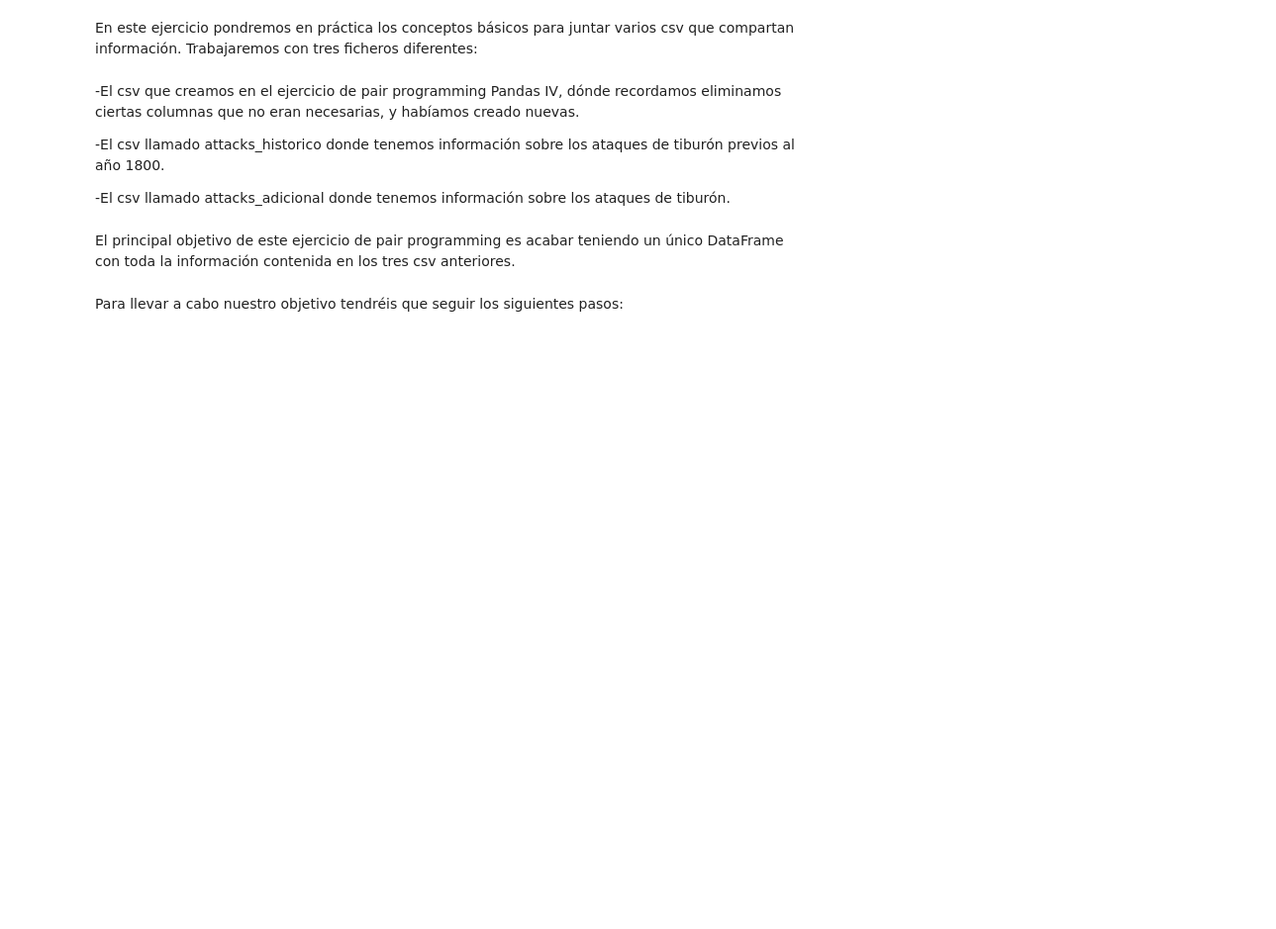
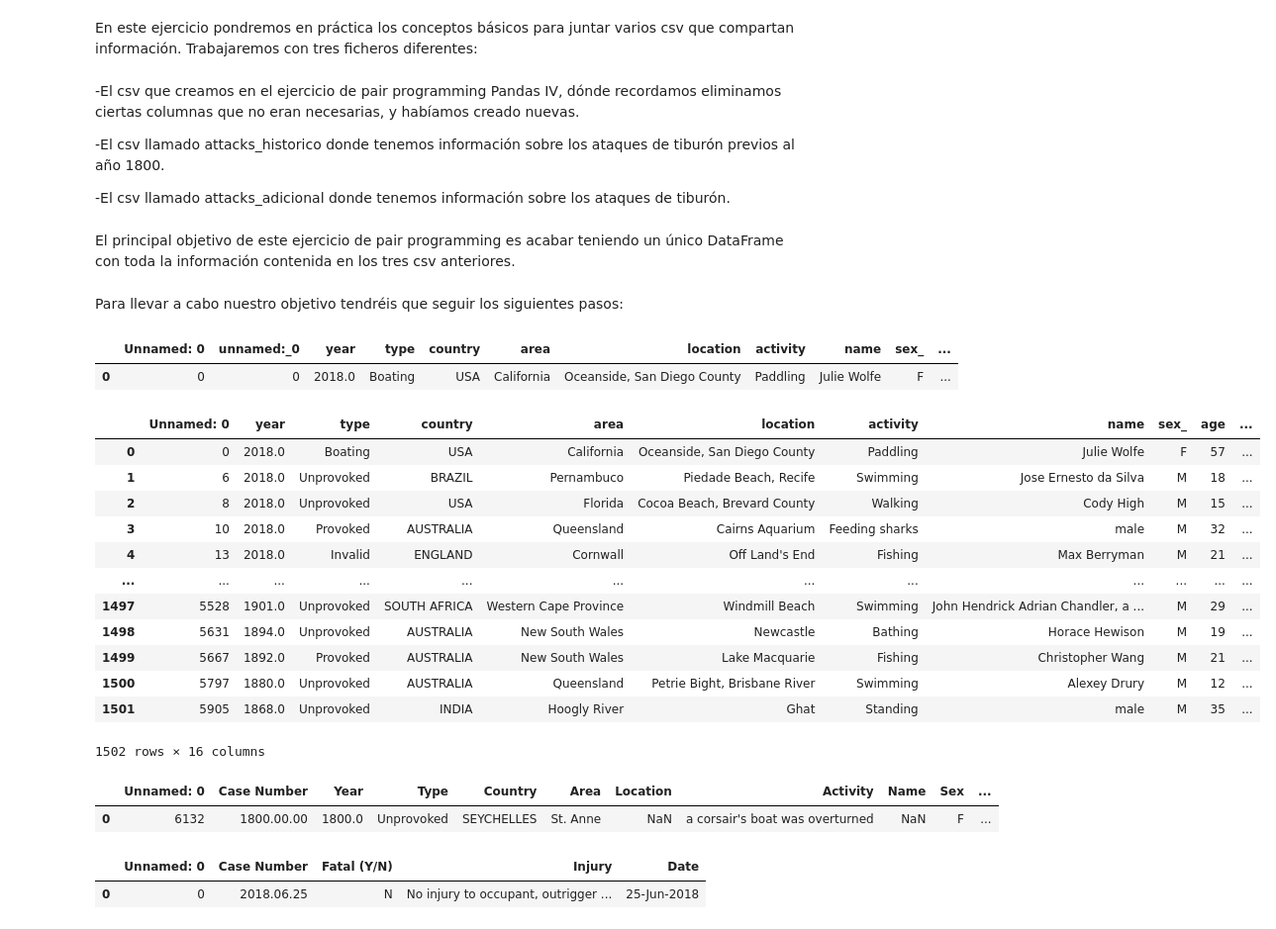
Before and after one commit to Adalab/Adalab-DA-promo-b-modulo-2-sprint-1-Ariana-Vero, a Jupyter notebook: Pandas/pandas5/Pandas5.ipynb, the cells around one changed output. Shown at 99% size. Cells and saved outputs as stored; diff of their text form; code cells hidden in the pictures; blank space fills up the shorter version.

```diff
--- a/Pandas/pandas5/Pandas5.ipynb
+++ b/Pandas/pandas5/Pandas5.ipynb
@@ -14,18 +14,46 @@ Para llevar a cabo nuestro objetivo tendréis que seguir los siguientes pasos:
 # %%
 import pandas as pd
 import numpy as np
+# %%
+pd.options.display.max_columns = None
 # %%
 #EJERCICIO 1: Cargad los tres ficheros nombrados anteriormente y los exploramos para familizarizarnos con ellos
 # y saber que información tienen en común y debatir con tu compañera como podríamos juntar toda la información.
 
 df1 =pd.read_csv('df_pandas4.csv')
 df1.head(1)
+# %% [output]
+|  | Unnamed: 0 | unnamed:_0 | year | type | country | area | location | activity | name | sex_ | ... |
+| 0 | 0 | 0 | 2018.0 | Boating | USA | California | Oceanside, San Diego County | Paddling | Julie Wolfe | F | ... |
+# %%
+df1=df1.drop(['unnamed:_0'],axis=1)
+df1
+# %% [output]
+|  | Unnamed: 0 | year | type | country | area | location | activity | name | sex_ | age | ... |
+| 0 | 0 | 2018.0 | Boating | USA | California | Oceanside, San Diego County | Paddling | Julie Wolfe | F | 57 | ... |
+| 1 | 6 | 2018.0 | Unprovoked | BRAZIL | Pernambuco | Piedade Beach, Recife | Swimming | Jose Ernesto da Silva | M | 18 | ... |
+| 2 | 8 | 2018.0 | Unprovoked | USA | Florida | Cocoa Beach, Brevard County | Walking | Cody High | M | 15 | ... |
+| 3 | 10 | 2018.0 | Provoked | AUSTRALIA | Queensland | Cairns Aquarium | Feeding sharks | male | M | 32 | ... |
+| 4 | 13 | 2018.0 | Invalid | ENGLAND | Cornwall | Off Land's End | Fishing | Max Berryman | M | 21 | ... |
+| ... | ... | ... | ... | ... | ... | ... | ... | ... | ... | ... | ... |
+| 1497 | 5528 | 1901.0 | Unprovoked | SOUTH AFRICA | Western Cape Province | Windmill Beach | Swimming | John Hendrick Adrian Chandler, a ... | M | 29 | ... |
+| 1498 | 5631 | 1894.0 | Unprovoked | AUSTRALIA | New South Wales | Newcastle | Bathing | Horace Hewison | M | 19 | ... |
+| 1499 | 5667 | 1892.0 | Provoked | AUSTRALIA | New South Wales | Lake Macquarie | Fishing | Christopher Wang | M | 21 | ... |
+| 1500 | 5797 | 1880.0 | Unprovoked | AUSTRALIA | Queensland | Petrie Bight, Brisbane River | Swimming | Alexey Drury | M | 12 | ... |
+| 1501 | 5905 | 1868.0 | Unprovoked | INDIA | Hoogly River | Ghat | Standing | male | M | 35 | ... |
+1502 rows × 16 columns
 # %%
 df2 =pd.read_csv('attacks_historico.csv')
 df2.head(1)
+# %% [output]
+|  | Unnamed: 0 | Case Number | Year | Type | Country | Area | Location | Activity | Name | Sex | ... |
+| 0 | 6132 | 1800.00.00 | 1800.0 | Unprovoked | SEYCHELLES | St. Anne | NaN | a corsair's boat was overturned | NaN | F | ... |
 # %%
 df3 =pd.read_csv('attacks_adicional.csv')
 df3.head(1)
+# %% [output]
+|  | Unnamed: 0 | Case Number | Fatal (Y/N) | Injury | Date |
+| 0 | 0 | 2018.06.25 | N | No injury to occupant, outrigger ... | 25-Jun-2018 |
 # %%
 #EJERCICIO 2: Chequead que los nombres de las columnas que sean iguales entre dataframes son iguales. ¿Están todas en minúsculas? ¿Tienen espacios?
 # En caso de que no sean todas iguales unificad el nombre de las columnas.
```
Also changed, not shown: parts of 14 cells of this notebook, 5 other files.
